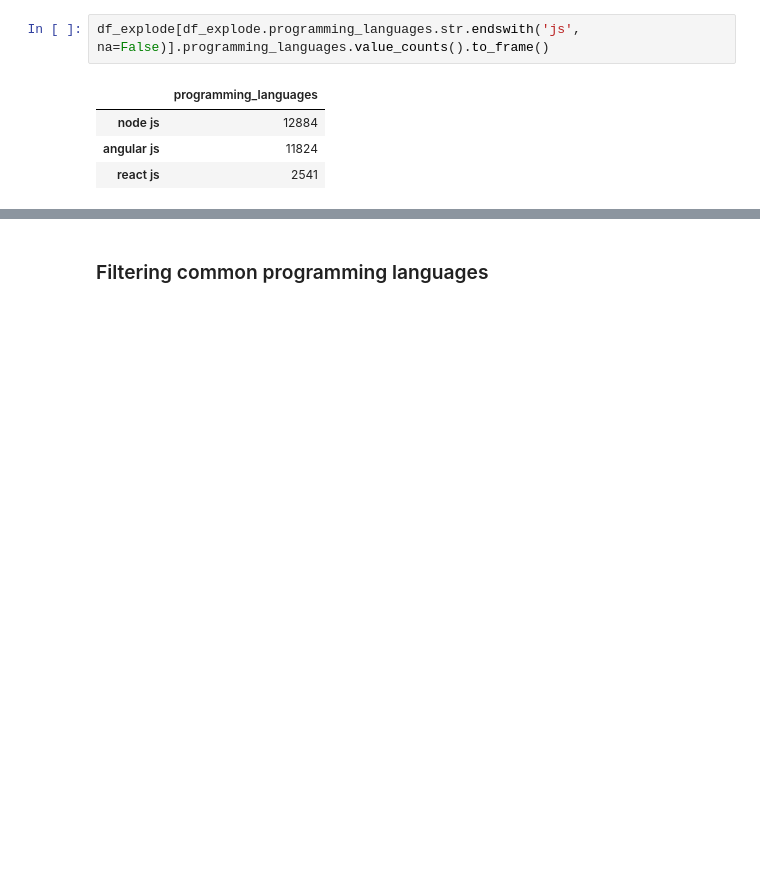
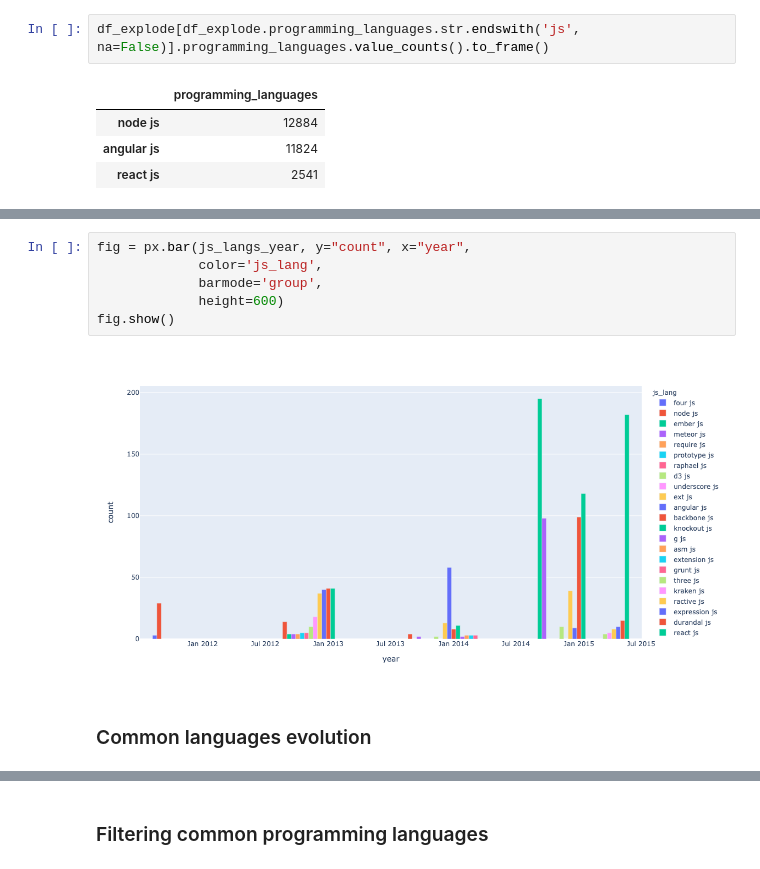
Before and after one commit to IsmaelMasharo/stack-overflow-survey-analysis, a Jupyter notebook: survey_etl.ipynb, the cells around one changed output, grey strips where cells are left out. Cells and saved outputs as stored; diff of their text form; blank space fills up the shorter version.

```diff
--- a/survey_etl.ipynb
+++ b/survey_etl.ipynb
@@ -80,0 +139,10 @@ df_explode[df_explode.programming_languages.str.endswith('js', na=False)].progra
+# %%
+fig = px.bar(js_langs_year, y="count", x="year",
+             color='js_lang',
+             barmode='group',
+             height=600)
+fig.show()
+# %% [output]
+[figure, added]
+# %% [markdown]
+### Common languages evolution
```
Also changed, not shown: parts of 11 cells of this notebook.
